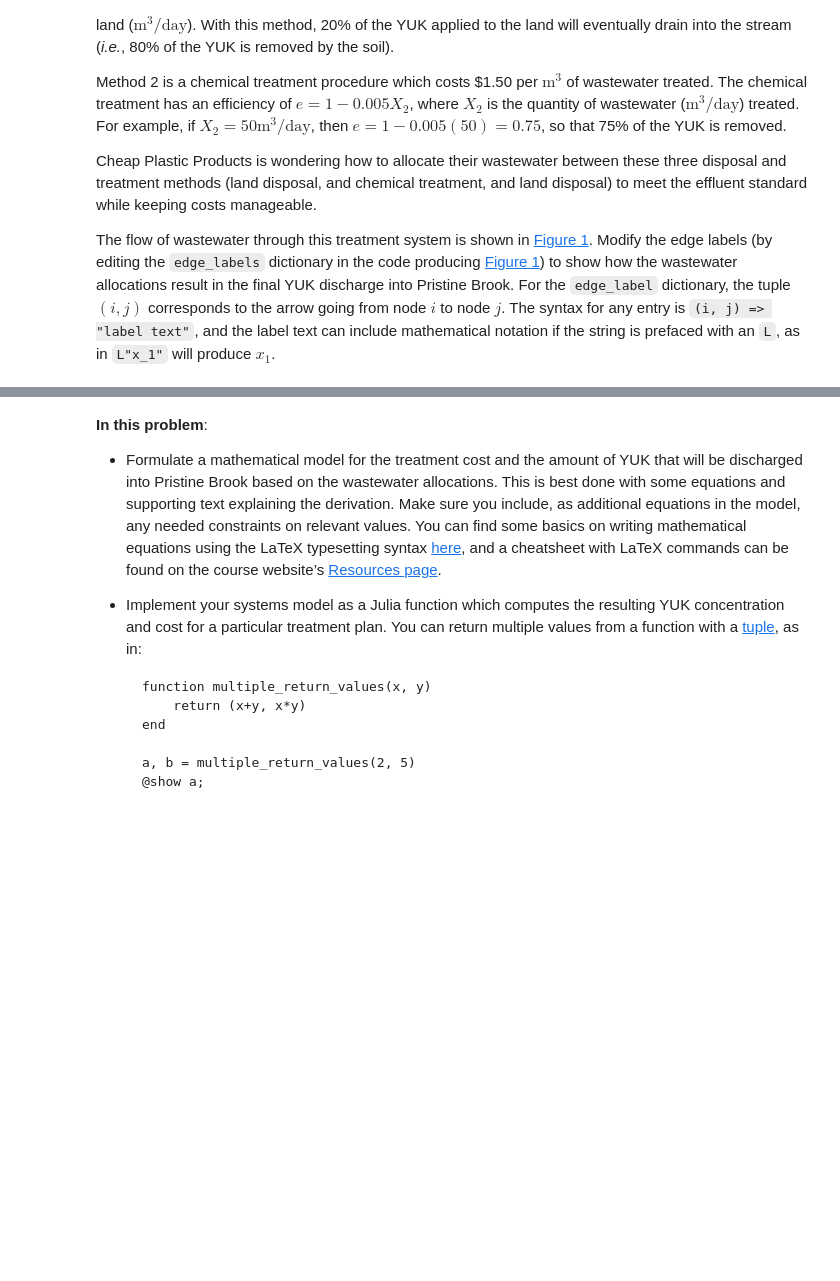
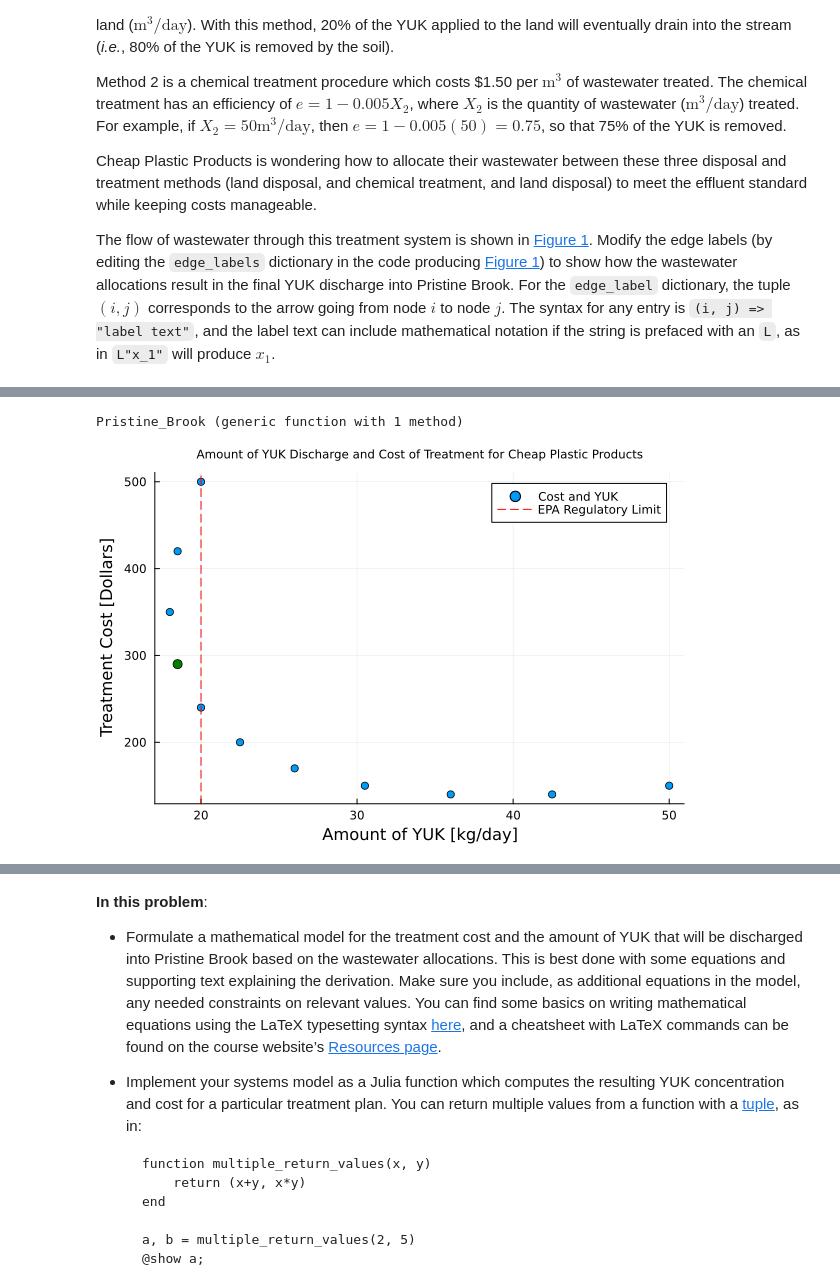
Before and after one commit to BEE4750-FA24/hw1-isabelcamara, a Jupyter notebook: hw01.ipynb, the cells around one changed output, grey strips where cells are left out. Cells and saved outputs as stored; diff of their text form; code cells hidden in the pictures; blank space fills up the shorter version.

```diff
--- a/hw01.ipynb
+++ b/hw01.ipynb
@@ -375,0 +376,43 @@ total_cost = $cost_1$ + $cost_2$ + $cost_3$ = ${X_1}^2$/20 + $X_2$ * 1.50
+# %%
+#Compute YUK amount and cost of treatment
+
+function Pristine_Brook(X1,X2)
+#X1, X2 are the quantity of wastewater disposed of for land treatment and chemical treatment, respectively
+#YUK_f is the final amount of YUK after treatment methods have been applied
+
+#Using the equations written above
+    if X1+X2 <=100
+        YUK_f = (100-X1-X2) + .2X1 + .005*X2*X2
+        treatment_cost = (X1)^2/20 + (X2 * 1.5)
+        return YUK_f, treatment_cost
+    else
+        print("Discharge greater than 100m^3/day")
+
+    end
+end
+# %% [output]
+Pristine_Brook (generic function with 1 method)
+# %%
+#Test with numbers
+X1 = [0,10,20,30,40,50,60,70,80,90,100]
+X2 = [100,90,80,70,60,50,40,30,20,10,0]
+matrix = zeros(11,2) #create empty matrix of 11 rows, 2 columns to match X1 and X2 arrays
+
+for i in 1:11
+    values = Pristine_Brook(X1[i],X2[i]) #values is an output for Pristine Brook function, which consists of YUK_f and treatment_cost
+    matrix[i,1] = values[1] #store final YUK amounts into column 1
+    matrix[i,2] = values[2] #store cost of treatment values into column 2
+end
+
+#Plot the results
+using Plots
+x_vals = matrix[:,1]
+y_vals = matrix[:,2]
+scatter(x_vals, y_vals, title = "Amount of YUK Discharge and Cost of Treatment for Cheap Plastic Products", titlefont = font(8), xlabel = "Amount of YUK [kg/day]", ylabel = "Treatment Cost [Dollars]", label = "Cost and YUK")
+#Add EPA regulatory limit
+vline!([20], color=:red, linestyle=:dash, label = "EPA Regulatory Limit")
+scatter!([18.5], [290], color = "green", label = "", markersize = 5)
+#Plotting Resource: https://docs.juliahub.com/UnitfulRecipes/KPSlU/1.6.1/examples/2_Plots/
+#https://stackoverflow.com/questions/66149950/julia-plotting-how-to-add-both-a-single-point-and-a-list-of-points-to-a-scatter
+# %% [output]
+[figure, added]
```
Also changed, not shown: parts of 6 cells of this notebook.
